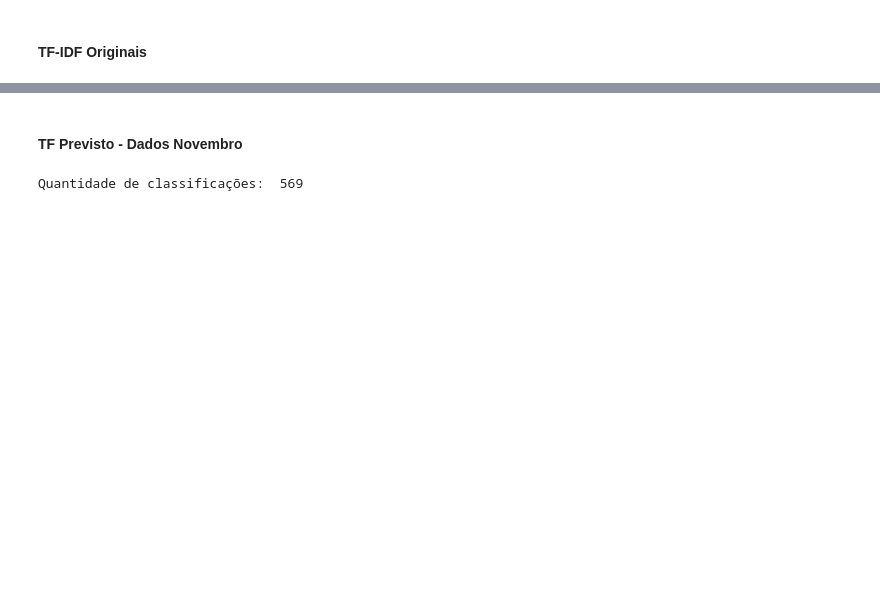
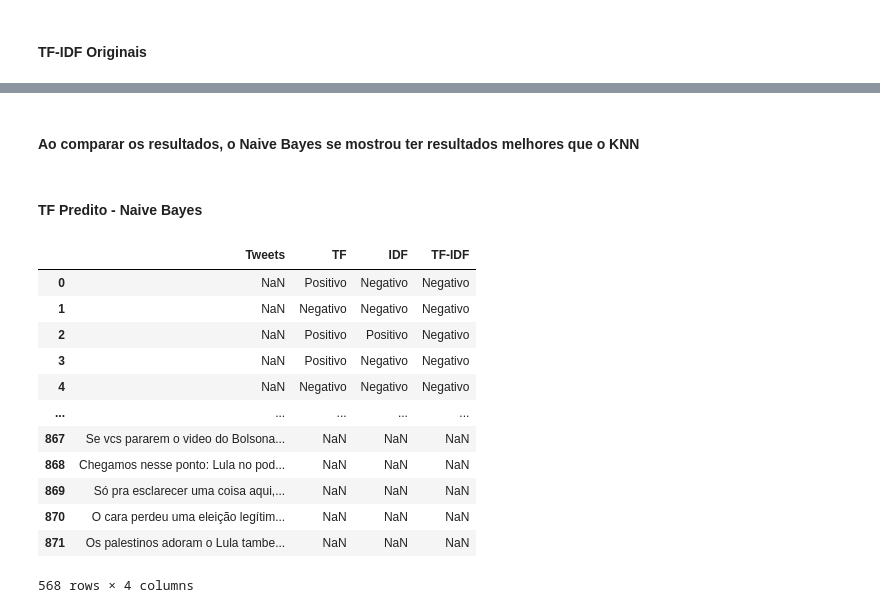
Before and after one commit to rrsouzza/ProjetoIntegradorIV_2022-2, a Jupyter notebook: ponderacoes.ipynb, the cells around one changed output, grey strips where cells are left out. Saved outputs shown, nothing was run; the diff lists cells and outputs as text; code cells hidden in the pictures; blank space fills up the shorter version.

Commit message:
Finalizado teste com Naive Bayes e KNN; Realizado predições finais com o Naive Bayes;

```diff
--- a/ponderacoes.ipynb
+++ b/ponderacoes.ipynb
@@ -484,14 +543,12 @@ from sklearn.preprocessing import StandardScaler
 
 # Seleciona todas as linhas, de todas as colunas, exceto a última
 X_tf = df_tf_dados_orig.iloc[:, 0:-1].values
-# X_tf[0].shape -> 3715
 
 # Seleciona todas as linhas, apenas da última coluna
 y_tf = df_tf_dados_orig.iloc[:, -1].values
-# Y_tf.shape -> 569
 
 # Train-Test Split
-X_tf_train, X_tf_test, y_tf_train, y_tf_test = train_test_split(X_tf, y_tf, test_size = 0.30, random_state = 0)
+X_tf_train, X_tf_test, y_tf_train, y_tf_test = train_test_split(X_tf, y_tf, test_size = 0.50, random_state = 0)
 
 # Fit-Transform
 sc = StandardScaler()
@@ -632,16 +687,12 @@ weighted avg       0.44      0.43      0.42       171
 
 # Seleciona todas as linhas, de todas as colunas, exceto a última
 X_tf_idf = df_tf_idf_dados_orig.iloc[:, 0:-1].values
-print(X_tf_idf.shape)
-# X_idf[0].shape -> 2582
 
 # Seleciona todas as linhas, apenas da última coluna
 y_tf_idf = df_tf_idf_dados_orig.iloc[:, -1].values
-print(y_tf_idf.shape)
-# y_idf.shape -> 281
 
 # Train-Test Split
-X_tf_idf_train, X_tf_idf_test, y_tf_idf_train, y_tf_idf_test = train_test_split(X_tf_idf, y_tf_idf, test_size = 0.30, random_state = 0)
+X_tf_idf_train, X_tf_idf_test, y_tf_idf_train, y_tf_idf_test = train_test_split(X_tf_idf, y_tf_idf, test_size = 0.50, random_state = 0)
 
 # Fit-Transform
 sc = StandardScaler()
@@ -704,26 +844,45 @@ weighted avg       0.44      0.43      0.42       171
+# %% [markdown]
+<h4>Ao comparar os resultados, o Naive Bayes se mostrou ter resultados melhores que o KNN</h4>
 # %% [markdown]
-<h4>TF Previsto - Dados Novembro</h4>
+<h4>TF Predito - Naive Bayes</h4>
 # %%
 # Seleciona todas as linhas, de todas as colunas, exceto a última
-X_tf_nov = df_tf_dados_orig.iloc[:, 0:-1].values
-# Variáveis preditoras
+X_tf_nov = df_tf_dados_nov.iloc[:, 0:-1].values
+X_idf_nov = df_idf_dados_nov.iloc[:, 0:-1].values
+X_tf_idf_nov = df_tf_idf_dados_nov.iloc[:, 0:-1].values
 
-# Seleciona todas as linhas, apenas da última coluna
-y_tf_nov = df_tf_dados_orig.iloc[:, -1].values
-# Variável à ser predita
+y_tf_nov_res = naive_tf.predict(X_tf_nov)
+y_idf_nov_res = naive_idf.predict(X_idf_nov)
+y_tf_idf_nov_res = naive_tf_idf.predict(X_tf_idf_nov)
 
-# Fit-Transform
-# sc = StandardScaler()
-# X_tf_nov = sc.fit_transform(X_tf_nov)
+df_tf_predito = pd.DataFrame(data = {'Tweets': df_tweets_nov.iloc[:, 0], 'Classificação': y_tf_nov_res})
+df_tf_predito = df_tf_predito.reset_index(drop = True)
+df_tf_predito.to_csv('TF-IDF Predito - Naive Bayes/tf_naive_bayes.csv', encoding = 'utf-8', sep = ';', index = False)
 
-# naive_tf.fit(X_tf_nov, y_tf_nov)
-y_tf_nov_res = naive_tf.predict(X_tf_nov)
-print('Quantidade de classificações: ', y_tf_nov_res.size)
+df_idf_predito = pd.DataFrame(data = {'Tweets': df_tweets_nov.iloc[:, 0], 'Classificação': y_idf_nov_res})
+df_idf_predito = df_idf_predito.reset_index(drop = True)
+df_idf_predito.to_csv('TF-IDF Predito - Naive Bayes/idf_naive_bayes.csv', encoding = 'utf-8', sep = ';', index = False)
 
-# df_tf_predito = pd.DataFrame(data = {'Tweets': df_tweets_nov.iloc[:, 0], 'Classificação': y_tf_nov_res})
-# df_tf_predito
+df_tf_idf_predito = pd.DataFrame(data = {'Tweets': df_tweets_nov.iloc[:, 0], 'Classificação': y_tf_idf_nov_res})
+df_tf_idf_predito = df_tf_idf_predito.reset_index(drop = True)
+df_tf_idf_predito.to_csv('TF-IDF Predito - Naive Bayes/tf_idf_naive_bayes.csv', encoding = 'utf-8', sep = ';', index = False)
+
+df_ponderacoes_preditas = pd.DataFrame(data = {'Tweets': df_tweets_nov.iloc[:, 0], 'TF': df_tf_predito.iloc[:, 1], 'IDF': df_idf_predito.iloc[:, 1], 'TF-IDF': df_tf_idf_predito.iloc[:, 1]})
+df_ponderacoes_preditas
 # %% [output]
+|  | Tweets | TF | IDF | TF-IDF |
+| 0 | NaN | Positivo | Negativo | Negativo |
+| 1 | NaN | Negativo | Negativo | Negativo |
+| 2 | NaN | Positivo | Positivo | Negativo |
+| 3 | NaN | Positivo | Negativo | Negativo |
+| 4 | NaN | Negativo | Negativo | Negativo |
+| ... | ... | ... | ... | ... |
+| 867 | Se vcs pararem o video do Bolsona... | NaN | NaN | NaN |
+| 868 | Chegamos nesse ponto: Lula no pod... | NaN | NaN | NaN |
+| 869 | Só pra esclarecer uma coisa aqui,... | NaN | NaN | NaN |
+| 870 | O cara perdeu uma eleição legítim... | NaN | NaN | NaN |
+| 871 | Os palestinos adoram o Lula tambe... | NaN | NaN | NaN |
-Quantidade de classificações:  569
+568 rows × 4 columns
 # %%
 # Referências
 # https://www.analyticsvidhya.com/blog/2021/01/a-guide-to-the-naive-bayes-algorithm/
```
Also changed, not shown: parts of 25 cells of this notebook, 12 other files.
